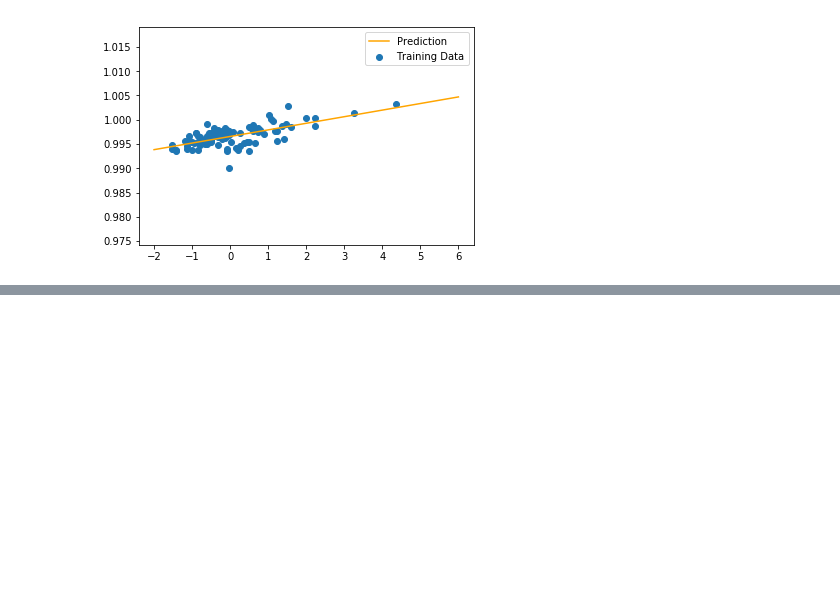
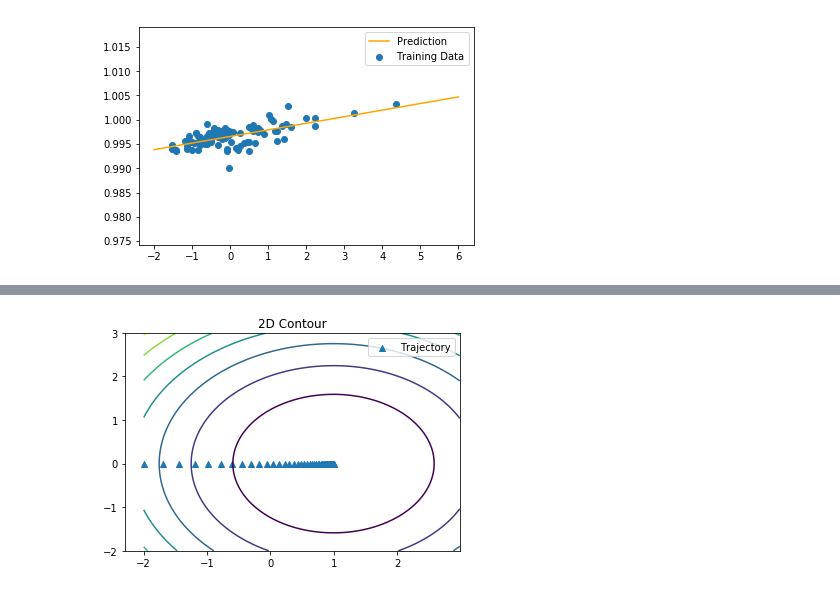
Before and after one commit to ujjwal1711/machine_learning, a Jupyter notebook: Linear_Regression.ipynb, the cells around one changed output, grey strips where cells are left out. Cells and saved outputs as stored; diff of their text form; code cells hidden in the pictures; blank space fills up the shorter version.

```diff
--- a/Linear_Regression.ipynb
+++ b/Linear_Regression.ipynb
@@ -106,0 +142,10 @@ plt.show()
+# %%
+
+plt.contour(T0,T1,J)
+plt.title("2D Contour")
+th = np.array(theta_list)
+plt.scatter(th[:,0],th[:,1],marker='^',label='Trajectory')
+plt.legend()
+plt.show()
+# %% [output]
+[figure, added]
```
Also changed, not shown: parts of 2 cells of this notebook.
